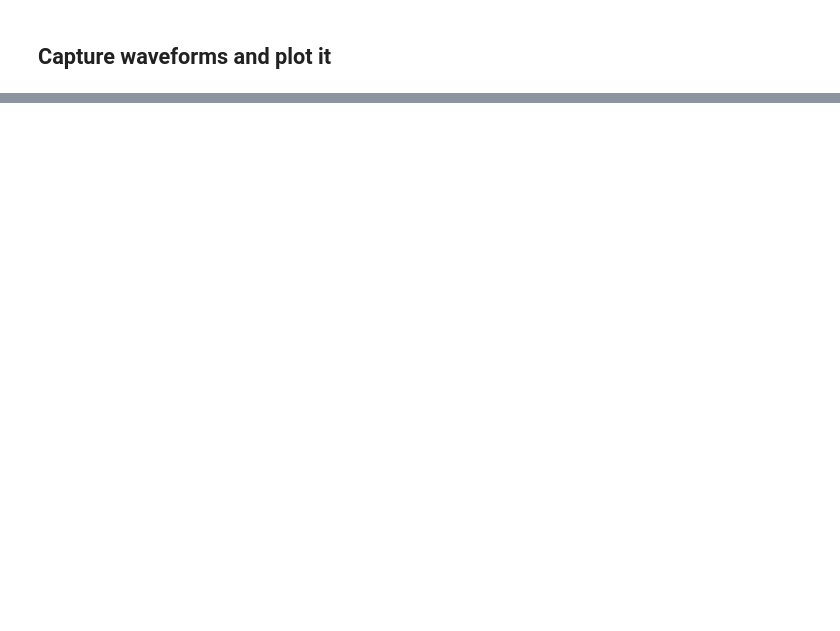
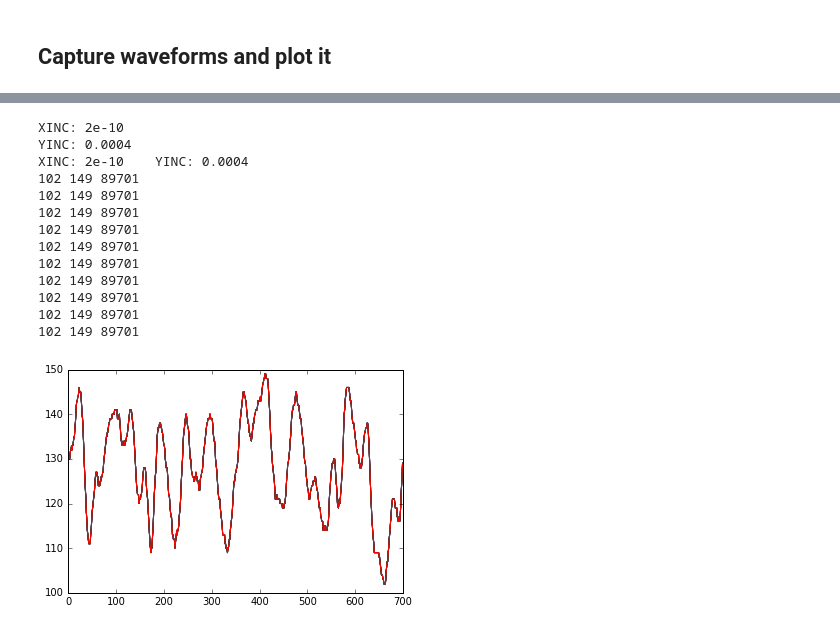
Before and after one commit to ODZ-UJF-AV-CR/osciloskop, a Jupyter notebook: osciloskop.ipynb, the cells around one changed output, grey strips where cells are left out. Saved outputs shown, nothing was run; the diff lists cells and outputs as text; code cells hidden in the pictures; blank space fills up the shorter version.

```diff
--- a/osciloskop.ipynb
+++ b/osciloskop.ipynb
@@ -165,3 +165,74 @@ for n in range(10):
 # %% [output]
 [interactive output not drawn]
 [interactive output not drawn]
+# %%
+runs = 10
+
+osc.write(':WAV:XINC?')
+xinc = float(osc.read(100))
+print 'XINC:', xinc
+osc.write(':WAV:YINC?')
+yinc = float(osc.read(100))
+print 'YINC:', yinc
+
+osc.write(':WAV:SOUR CHAN1')
+osc.write(':WAV:MODE NORM')
+osc.write(':WAV:FORM BYTE')
+osc.write(':WAV:POIN 700')
+
+with h5py.File('data.h5', 'w') as hf:
+    hf.create_dataset('XINC', data=(xinc))
+    hf.create_dataset('YINC', data=(yinc))
+    #hf.create_dataset('YINC', bytearray(yinc))
+    for n in range(runs):
+        #osc.write(':RUN')
+        # waiting for SINGLE trigger
+        osc.write(':SING')
+        osc.write(':TRIG:STAT?')
+        while (osc.read(4) != 'STOP'):
+            osc.write(':TRIG:STAT?')
+        time.sleep(0.2)
+
+        #osc.write(':STOP')
+        osc.write(':WAV:DATA?')
+        wave1 = bytearray(osc.read(500))
+        wave2 = bytearray(osc.read(500))
+        wave = np.concatenate((wave1[11:],wave2[:(700-489)]))
+        #osc.write(':WAV:END')
+        hf.create_dataset(str(n), data=wave)
+
+%matplotlib inline
+
+with h5py.File('data.h5','r') as hf:
+    #print('List of arrays in this file: \n', hf.keys())
+    print 'XINC:', np.array(hf.get('XINC')), '   YINC:', np.array(hf.get('YINC'))
+    for n in range(10):
+        data = hf.get(str(n))
+        np_data = np.array(data)
+        plt.plot(np_data)
+        #print np_data
+        maximum = 0
+        minimum = 255
+        suma = 0
+        for i in range(700):
+            if np_data[i] > maximum:
+                maximum = np_data[i]
+            if np_data[i] < minimum:
+                minimum = np_data[i]
+            suma = suma + np_data[i]
+        print minimum, maximum, suma
+# %% [output]
+XINC: 2e-10
+YINC: 0.0004
+XINC: 2e-10    YINC: 0.0004
+102 149 89701
+102 149 89701
+102 149 89701
+102 149 89701
+102 149 89701
+102 149 89701
+102 149 89701
+102 149 89701
+102 149 89701
+102 149 89701
+[figure, added]
```
Also changed, not shown: parts of 6 cells of this notebook.
